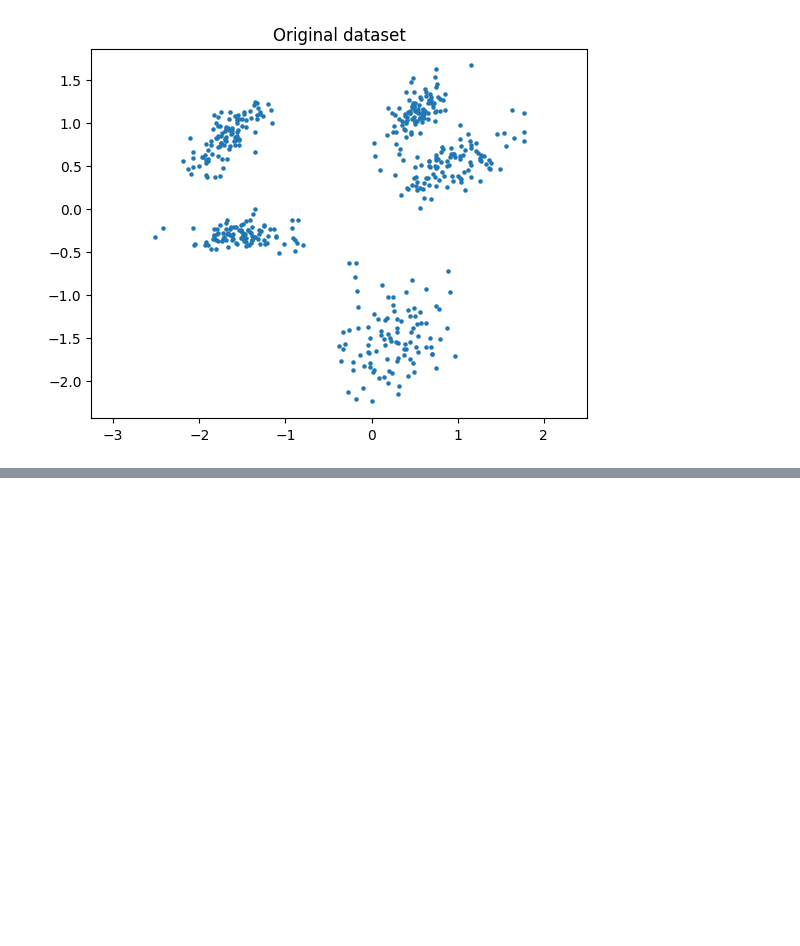
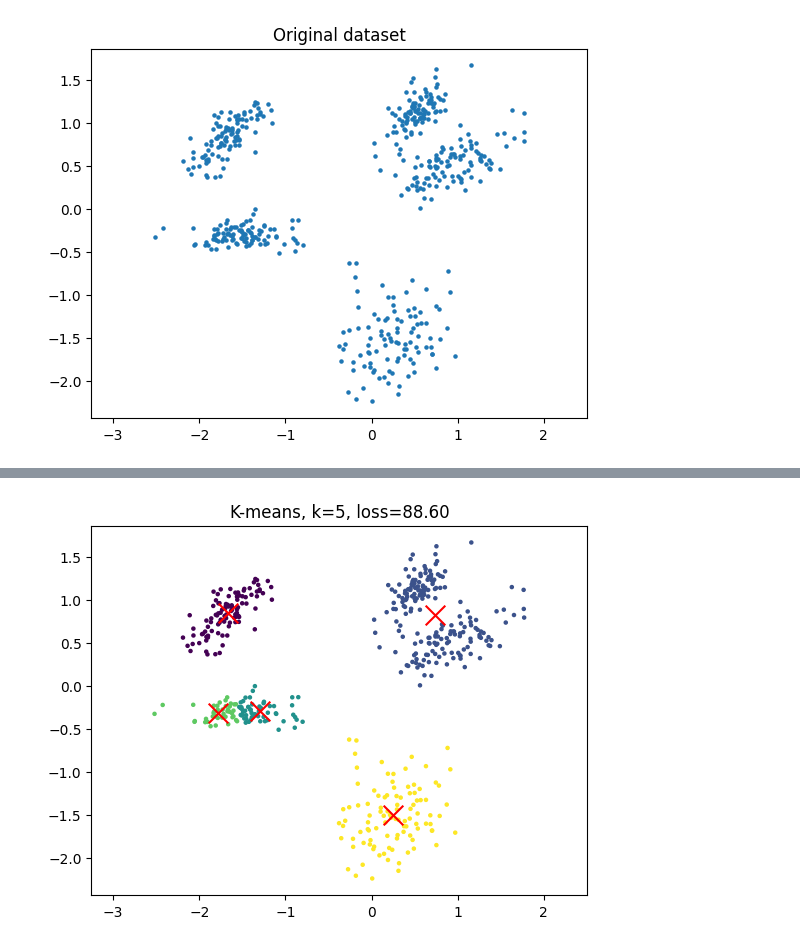
Before and after one commit to Zicko01/LabML, a Jupyter notebook: Milestone 2/7.ipynb, the cells around one changed output, grey strips where cells are left out. Saved outputs shown, nothing was run; the diff lists cells and outputs as text; code cells hidden in the pictures; blank space fills up the shorter version.

```diff
--- a/Milestone 2/7.ipynb
+++ b/Milestone 2/7.ipynb
@@ -92 +29,13 @@ Iteration 4, number of changes: 0, loss: 55.78325638995722
+# %%
+k = 5
+mu, r, loss = kmeans(X, k)
+
+plt.figure()
+plt.scatter(X[:,0], X[:,1], c=r, s=5)
+plt.scatter(mu[:,0], mu[:,1], c='red', marker='x', s=200)
+plt.title(f"K-means, k={k}, loss={loss:.2f}")
+plt.axis("equal")
+plt.show()
+# %% [output]
+[figure, added]
 # %%
```
Also changed, not shown: parts of 3 cells of this notebook, 1 other file.
